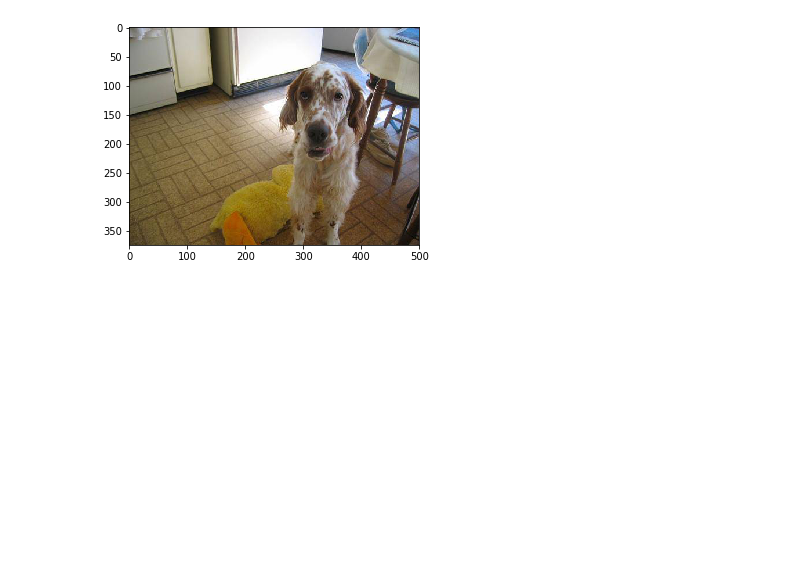
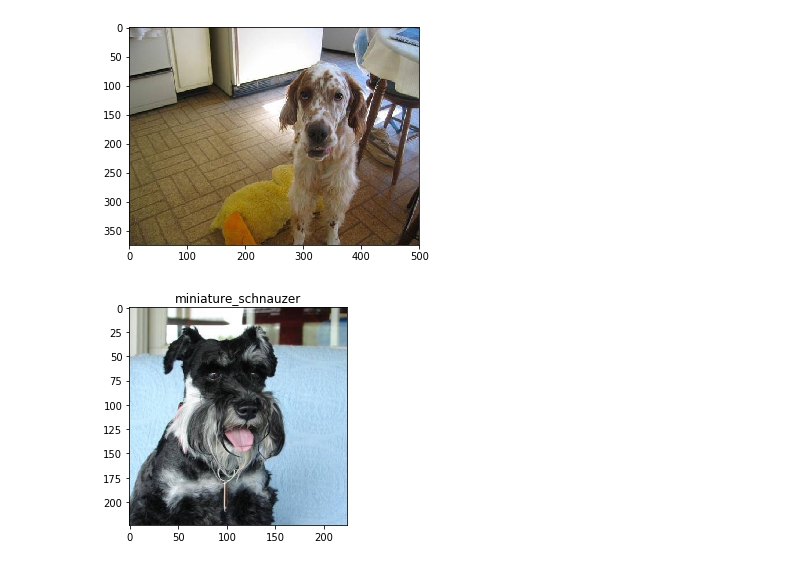
Before and after one commit to alex-saez/Dog_breed_classificaton, a Jupyter notebook: dog_breed.ipynb, the cells around one changed output. Saved outputs shown, nothing was run; the diff lists cells and outputs as text; code cells hidden in the pictures; blank space fills up the shorter version.

```diff
--- a/dog_breed.ipynb
+++ b/dog_breed.ipynb
@@ -22,5 +22,12 @@ plt.imshow(img);
 arch=resnet34
 # %%
 data = ImageClassifierData.from_csv(PATH, 'train', f'{PATH}labels.csv', suffix='.jpg', tfms=tfms_from_model(arch, sz))
+# %%
+# plot random image in validation set and its label
+im = random.randint(0,len(data.val_ds)-1)
+plt.imshow(data.val_ds.denorm(data.val_ds[im][0])[0,:,:,:]);
+plt.title(data.classes[data.val_y[im]]);
+# %% [output]
+[figure, added]
 # %%
 learn = ConvLearner.pretrained(arch, data, precompute=True)
```
Also changed, not shown: parts of 14 cells of this notebook, 1 other file.
